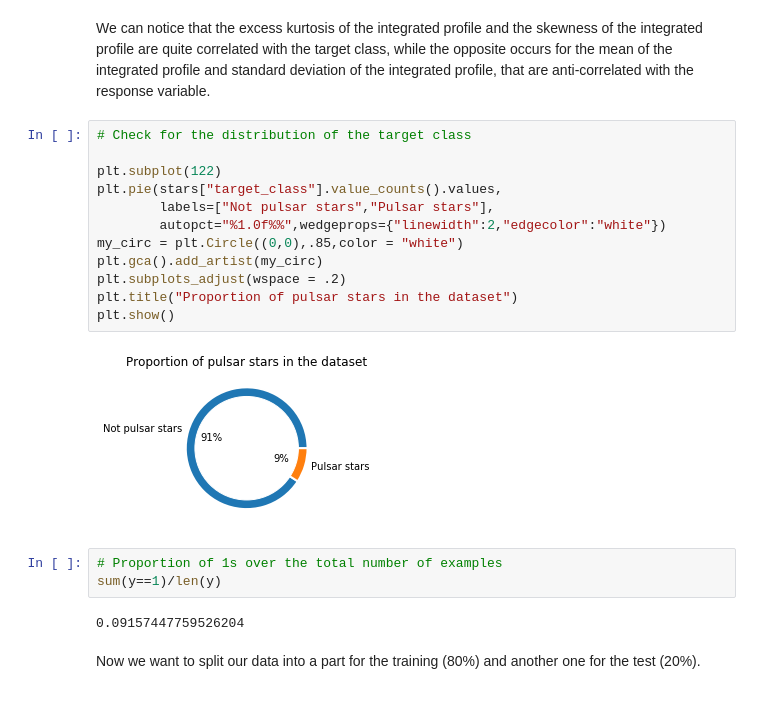
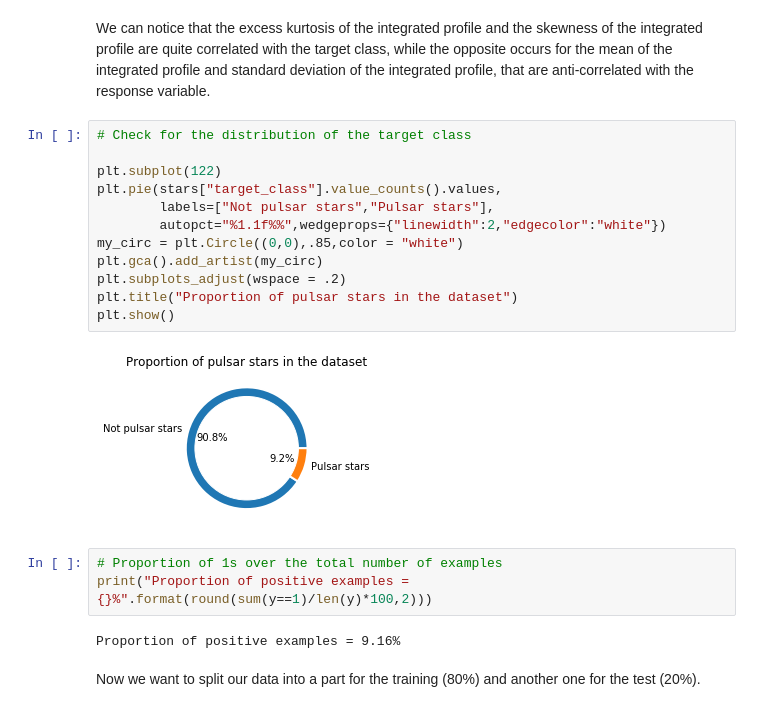
Before and after one commit to martinodn/Performance-comparison-of-ML-Classifiers, a Jupyter notebook: ML_project.ipynb, the cells around one changed output. Drawn from its saved outputs; the diff is of its cells as text.

```diff
--- a/ML_project.ipynb
+++ b/ML_project.ipynb
@@ -163,22 +164,22 @@ We can notice that the excess kurtosis of the integrated profile and the skewnes
 # %%
 # Check for the distribution of the target class
 
 plt.subplot(122)
 plt.pie(stars["target_class"].value_counts().values,
         labels=["Not pulsar stars","Pulsar stars"],
-        autopct="%1.0f%%",wedgeprops={"linewidth":2,"edgecolor":"white"})
+        autopct="%1.1f%%",wedgeprops={"linewidth":2,"edgecolor":"white"})
 my_circ = plt.Circle((0,0),.85,color = "white")
 plt.gca().add_artist(my_circ)
 plt.subplots_adjust(wspace = .2)
 plt.title("Proportion of pulsar stars in the dataset")
 plt.show()
 # %% [output]
-[figure, old version]
+[figure, new version]
 # %%
 # Proportion of 1s over the total number of examples
-sum(y==1)/len(y)
+print("Proportion of positive examples = {}%".format(round(sum(y==1)/len(y)*100,2)))
 # %% [output]
-0.09157447759526204
+Proportion of positive examples = 9.16%
 # %% [markdown]
 Now we want to split our data into a part for the training (80%) and another one for the test (20%).
 # %%
```
Also changed, not shown: parts of 2 cells of this notebook.
